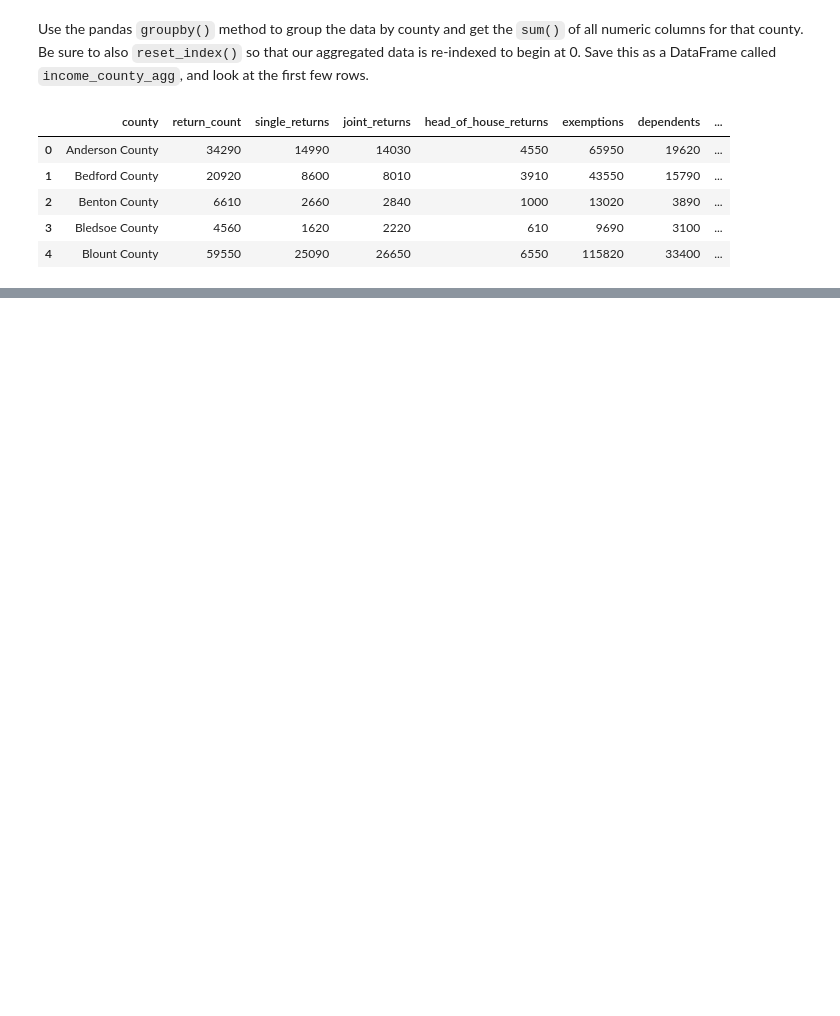
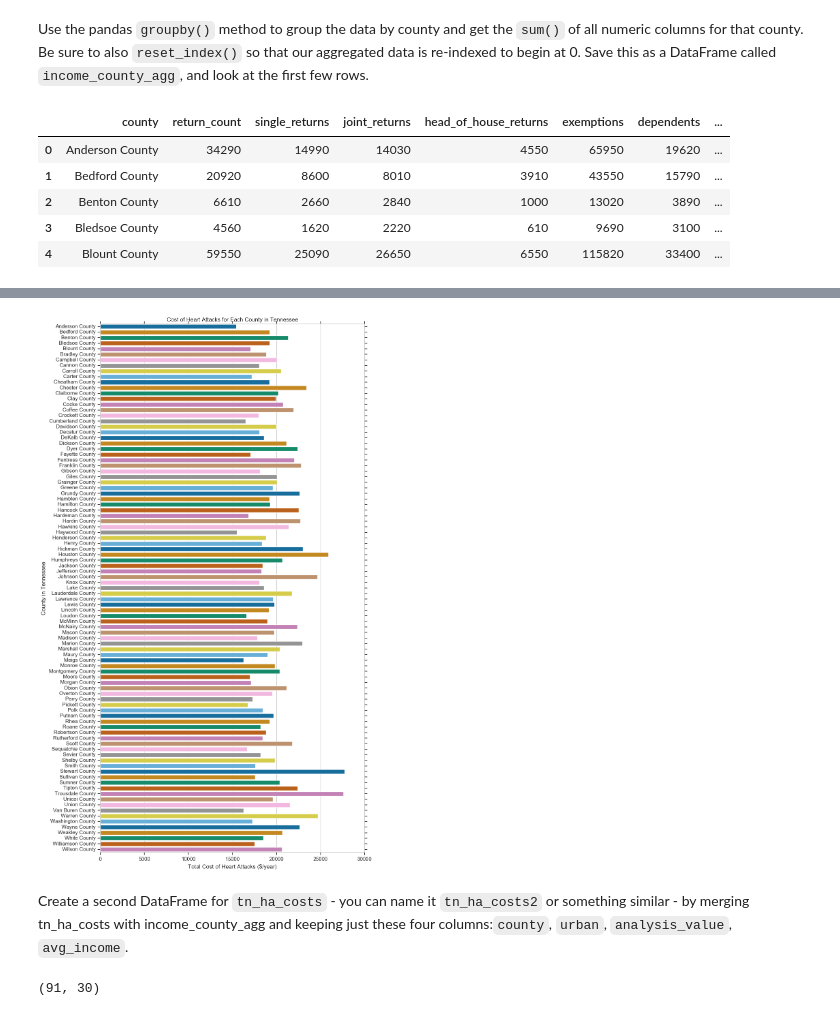
Before and after one commit to staufferalexander/vanderbilt-data-essentials-cohort-2, a Jupyter notebook: Class1_HCcosts_Sept4.19.ipynb, the cells around one changed output, grey strips where cells are left out. Cells and saved outputs as stored; diff of their text form; code cells hidden in the pictures; blank space fills up the shorter version.

```diff
--- a/Class1_HCcosts_Sept4.19.ipynb
+++ b/Class1_HCcosts_Sept4.19.ipynb
@@ -340,0 +458,11 @@ income_county_agg.head()
+# %%
+plt.figure(figsize = (10, 20))
+sns.set(style="whitegrid")
+sns.barplot('analysis_value', 'county', data = TN_cancer, palette = 'colorblind')
+plt.xlabel('Total Cost of Heart Attacks ($/year)')
+plt.ylabel('County in Tennessee')
+plt.title('Cost of Heart Attacks for Each County in Tennessee');
+# %% [output]
+[figure, added]
+# %% [markdown]
+Create a second DataFrame for `tn_ha_costs` - you can name it `tn_ha_costs2` or something similar - by merging tn_ha_costs with income_county_agg and keeping just these four columns:`county`, `urban`, `analysis_value`, `avg_income`.
@@ -340,0 +473,4 @@ income_county_agg.head()
+# %%
+TN_heart2.shape
+# %% [output]
+(91, 30)
```
Also changed, not shown: parts of 52 cells of this notebook.
